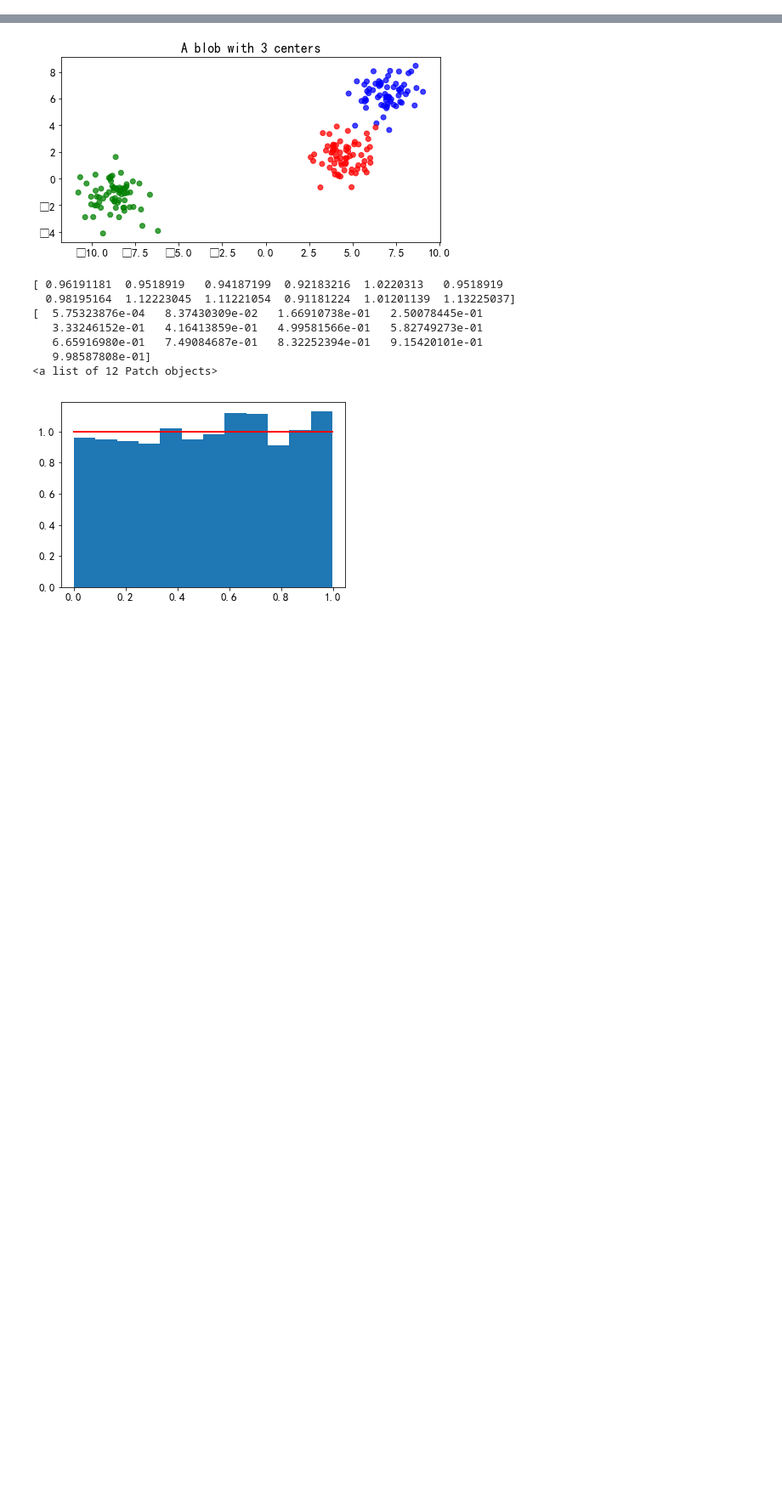
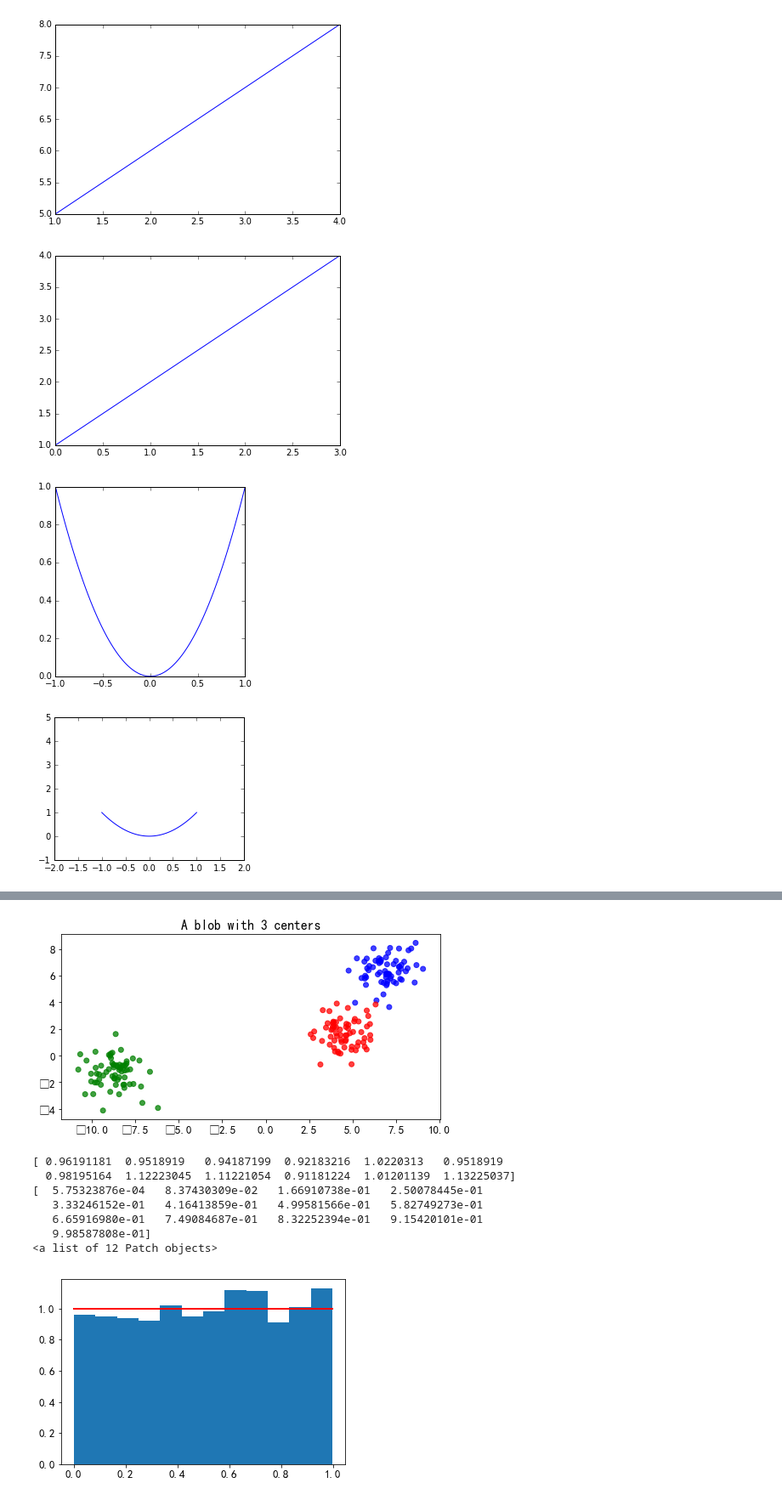
Before and after one commit to dwshmilyss/python-project-1, a Jupyter notebook: jupyter/matplot.ipynb, the cells around one changed output, grey strips where cells are left out. Shown at 85% size. Drawn from its saved outputs; the diff is of its cells as text; code cells hidden in the pictures; blank space fills up the shorter version.

```diff
--- a/jupyter/matplot.ipynb
+++ b/jupyter/matplot.ipynb
@@ -26,0 +28,56 @@ plt.show()
+# %%
+'''
+plot画图
+'''
+import matplotlib.pyplot as plt
+import numpy as np
+'''
+plot(x,y) x,y分别对应横坐标和纵坐标，而且x,y的维数必须一致。然后对应连线
+'''
+plt.plot([1,2,3,4],[5,6,7,8])
+plt.show()
+'''
+plot(y) 横坐标为range(len(y))
+'''
+plt.plot([1,2,3,4])
+plt.show()
+'''
+figure(figsize=(a,b))设置图片大小，a:width b:height
+'''
+x1 = np.linspace(-1,1,100,endpoint=True)
+y1 = x1 ** 2
+plt.figure(figsize=(4,4))
+plt.plot(x1,y1)
+plt.show()
+'''
+预先输入plt.axis([x_min, x_max, y_min, y_max])，我们可以设置图线的显示的坐标轴范围。
+注意：plt.axis需要在plt.figure之后设置。
+'''
+plt.figure(figsize=(4, 3))
+plt.axis([-2, 2, -1, 5])
+plt.plot(x1, y1)
+plt.show()
+'''
+plt.xlim(x_min, x_max)设置x轴的上下界
+plt.ylim(y_min, y_max)设置y轴的上下界
+'''
+plt.figure(figsize=(4, 3))
+plt.xlim(-0.5,0.5)
+plt.plot(x1, y1)
+plt.show()
+'''
+plot(
+lw:数值越大线条越粗,
+color:- g: green - r: red - c: cyan - m: magenta - y: yellow - k: black - w: white)
+alpha 透明度，取值0到1之间，1表示不透明。
+ls 线条的形状
+marker 我们可以画出每个点，并设置点的外形。 - 'o'表示圆点 - 's'表示方点 - ','表示小像素点 - '^'表示上三角 - 'v'表示下三角
+'''
+plt.figure(figsize=(5, 3))
+plt.plot(x1, y1, lw=3, color='#32bab5', alpha=1, ls=":")
+plt.show()
+# %% [output]
+[figure, added]
+[figure, added]
+[figure, added]
+[figure, added]
```
Also changed, not shown: parts of 3 cells of this notebook, 1 other file.
